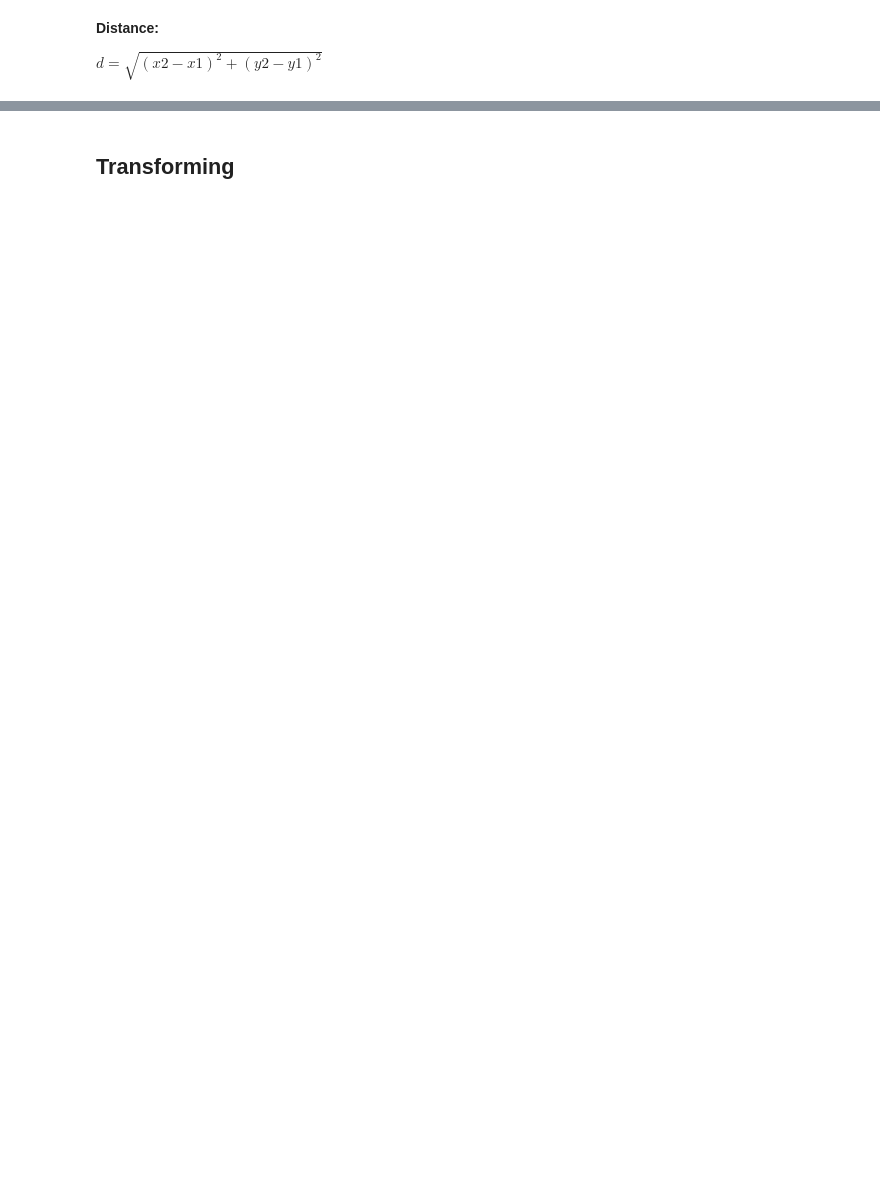
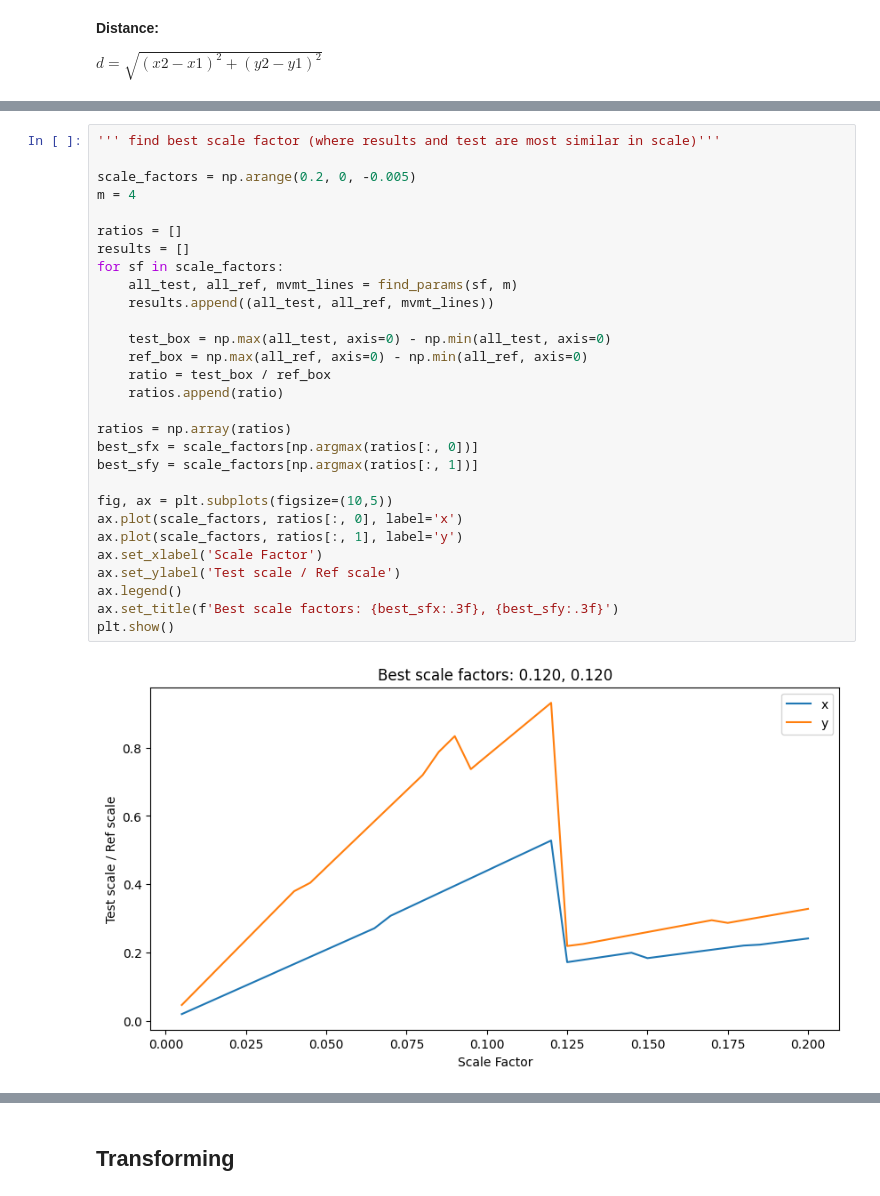
Before and after one commit to emilycardwell/find-my-star, a Jupyter notebook: testing.ipynb, the cells around one changed output, grey strips where cells are left out. Saved outputs shown, nothing was run; the diff lists cells and outputs as text; blank space fills up the shorter version.

```diff
--- a/testing.ipynb
+++ b/testing.ipynb
@@ -680,0 +688,31 @@ plt.show()
+# %%
+''' find best scale factor (where results and test are most similar in scale)'''
+
+scale_factors = np.arange(0.2, 0, -0.005)
+m = 4
+
+ratios = []
+results = []
+for sf in scale_factors:
+    all_test, all_ref, mvmt_lines = find_params(sf, m)
+    results.append((all_test, all_ref, mvmt_lines))
+
+    test_box = np.max(all_test, axis=0) - np.min(all_test, axis=0)
+    ref_box = np.max(all_ref, axis=0) - np.min(all_ref, axis=0)
+    ratio = test_box / ref_box
+    ratios.append(ratio)
+
+ratios = np.array(ratios)
+best_sfx = scale_factors[np.argmax(ratios[:, 0])]
+best_sfy = scale_factors[np.argmax(ratios[:, 1])]
+
+fig, ax = plt.subplots(figsize=(10,5))
+ax.plot(scale_factors, ratios[:, 0], label='x')
+ax.plot(scale_factors, ratios[:, 1], label='y')
+ax.set_xlabel('Scale Factor')
+ax.set_ylabel('Test scale / Ref scale')
+ax.legend()
+ax.set_title(f'Best scale factors: {best_sfx:.3f}, {best_sfy:.3f}')
+plt.show()
+# %% [output]
+[figure, added]
```
Also changed, not shown: parts of 16 cells of this notebook.
